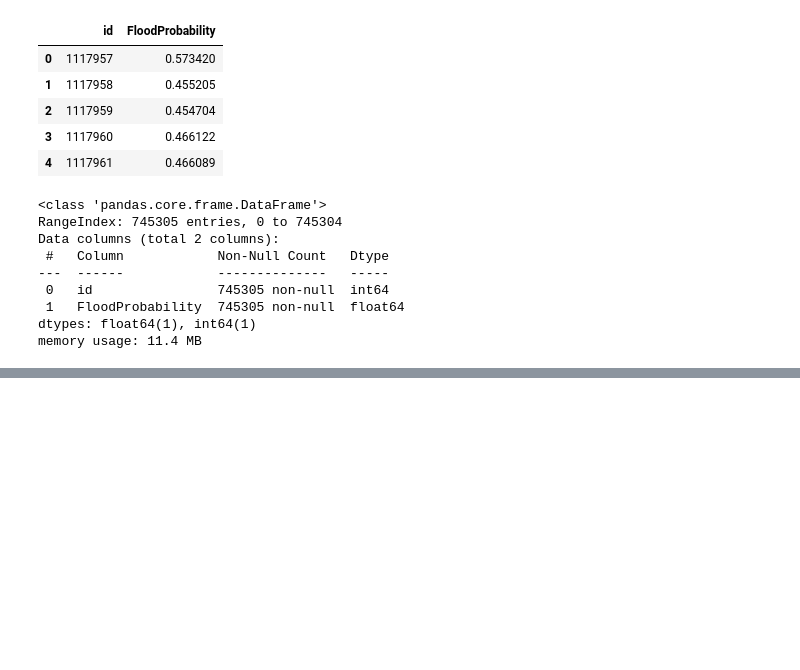
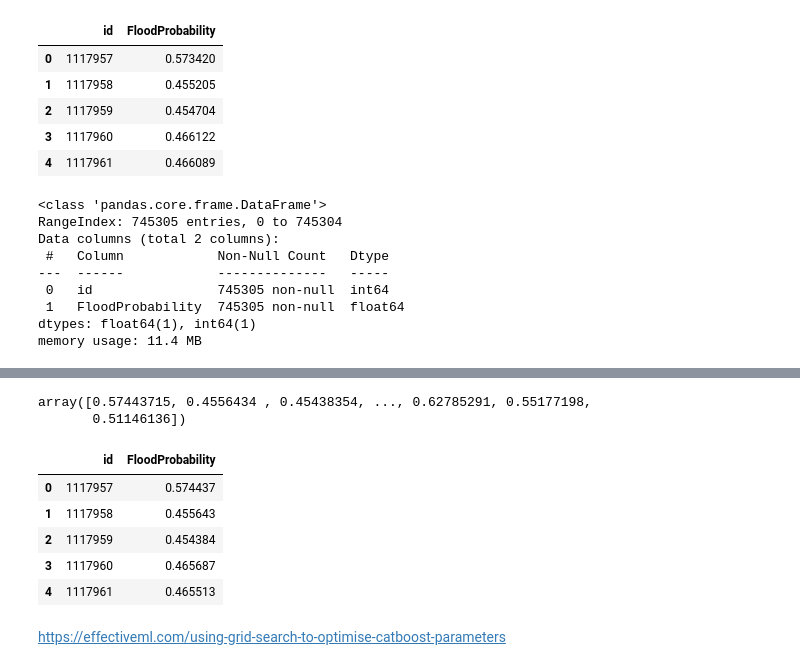
Before and after one commit to ProgrammerSteve/flood_prediction_regression, a Jupyter notebook: flood_prediction.ipynb, the cells around one changed output, grey strips where cells are left out. Cells and saved outputs as stored; diff of their text form; code cells hidden in the pictures; blank space fills up the shorter version.

Commit message:
got predictions for default catboost

```diff
--- a/flood_prediction.ipynb
+++ b/flood_prediction.ipynb
@@ -375,0 +379,30 @@ memory usage: 11.4 MB
+# %%
+from sklearn.linear_model import ARDRegression,HuberRegressor,BayesianRidge,GammaRegressor
+from sklearn.linear_model import ElasticNetCV,LinearRegression,PoissonRegressor
+from sklearn.linear_model import SGDRegressor,TweedieRegressor,TheilSenRegressor
+from sklearn.ensemble import RandomForestRegressor
+from sklearn.linear_model import SGDRegressor
+from xgboost import XGBRegressor
+from catboost import CatBoostRegressor
+
+from sklearn.preprocessing import StandardScaler
+
+default_models={
+    "ARDRegression":Pipeline(steps=[("scaler", StandardScaler()),("model", ARDRegression())]),
+    "HuberRegressor":Pipeline(steps=[("scaler", StandardScaler()),("model", HuberRegressor())]),
+    "BayesianRidge":Pipeline(steps=[("scaler", StandardScaler()),("model", BayesianRidge())]),
+    "GammaRegressor":Pipeline(steps=[("scaler", StandardScaler()),("model", GammaRegressor())]),
+    "ElasticNetCV":Pipeline(steps=[("scaler", StandardScaler()),("model", ElasticNetCV())]),
+    "LinearRegression":Pipeline(steps=[("scaler", StandardScaler()),("model", LinearRegression())]),
+    "PoissonRegressor":Pipeline(steps=[("scaler", StandardScaler()),("model", PoissonRegressor())]),
+    # "RandomForestRegressor":Pipeline(steps=[("scaler", StandardScaler()),("model", RandomForestRegressor(n_jobs=-1))]),
+    "SGDRegressor":Pipeline(steps=[("scaler", StandardScaler()),("model", SGDRegressor())]),
+    "XGBRegressor":Pipeline(steps=[("scaler", StandardScaler()),("model", XGBRegressor())]),
+    "TweedieRegressor":Pipeline(steps=[("scaler", StandardScaler()),("model", TweedieRegressor())]),
+    "CatBoostRegressor":Pipeline(steps=[("scaler", StandardScaler()),("model", CatBoostRegressor(verbose=0))]),
+    # "TheilSenRegressor":Pipeline(steps=[("scaler", StandardScaler()),("model", TheilSenRegressor(n_jobs=-1))]),
+}
+for key,val in default_models.items():
+    val.fit(X_train, y_train)
+    score=val.score(X_test,y_test)
+    print("model: ",key," score:",score)
@@ -375,0 +421,20 @@ memory usage: 11.4 MB
+# %%
+# Get predictions
+test_preds=default_models["CatBoostRegressor"].predict(X_test_csv)
+test_preds
+# %% [output]
+array([0.57443715, 0.4556434 , 0.45438354, ..., 0.62785291, 0.55177198,
+       0.51146136])
+# %%
+# Formal predictions into the same format Kaggle wants
+df_preds=pd.DataFrame()
+df_preds["id"]=test_id
+df_preds["FloodProbability"]=test_preds
+df_preds.head()
+# %% [output]
+|  | id | FloodProbability |
+| 0 | 1117957 | 0.574437 |
+| 1 | 1117958 | 0.455643 |
+| 2 | 1117959 | 0.454384 |
+| 3 | 1117960 | 0.465687 |
+| 4 | 1117961 | 0.465513 |
@@ -375,0 +444,2 @@ memory usage: 11.4 MB
+# %% [markdown]
+https://effectiveml.com/using-grid-search-to-optimise-catboost-parameters
```
Also changed, not shown: parts of 21 cells of this notebook, 7 other files.
